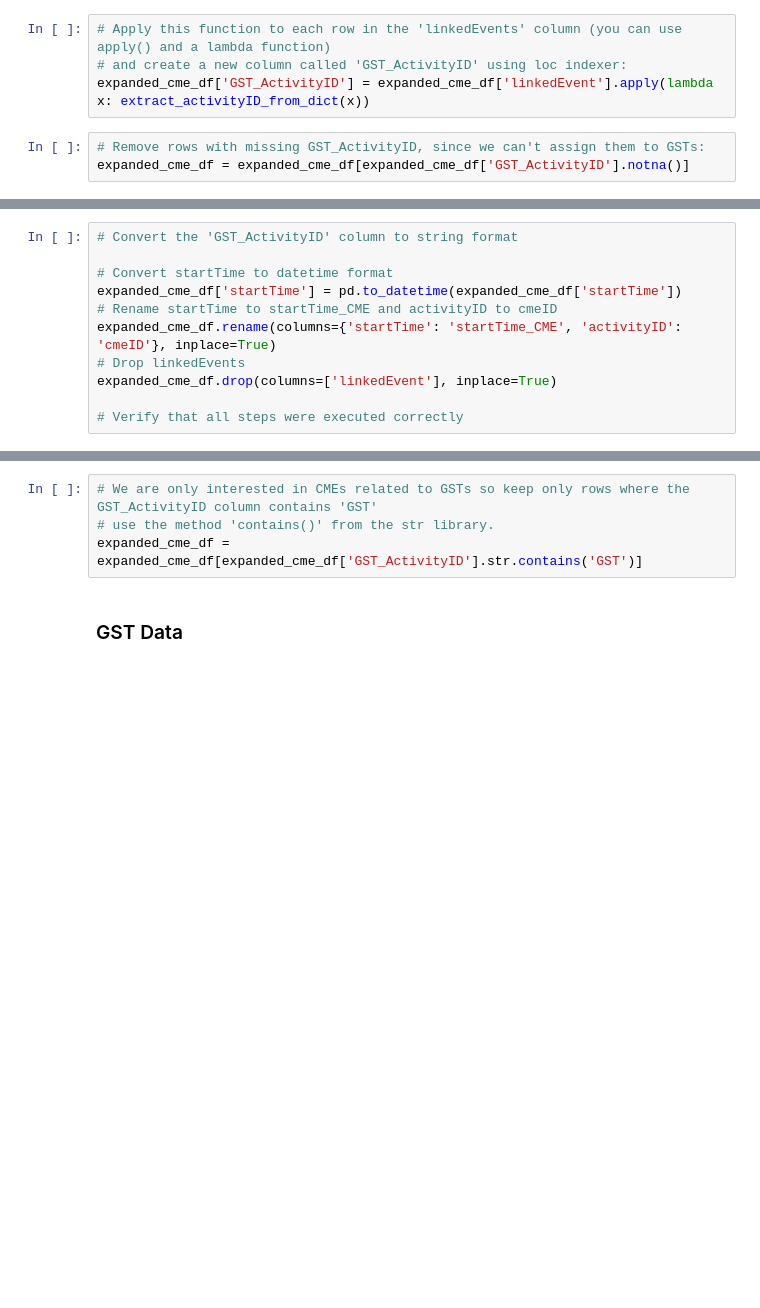
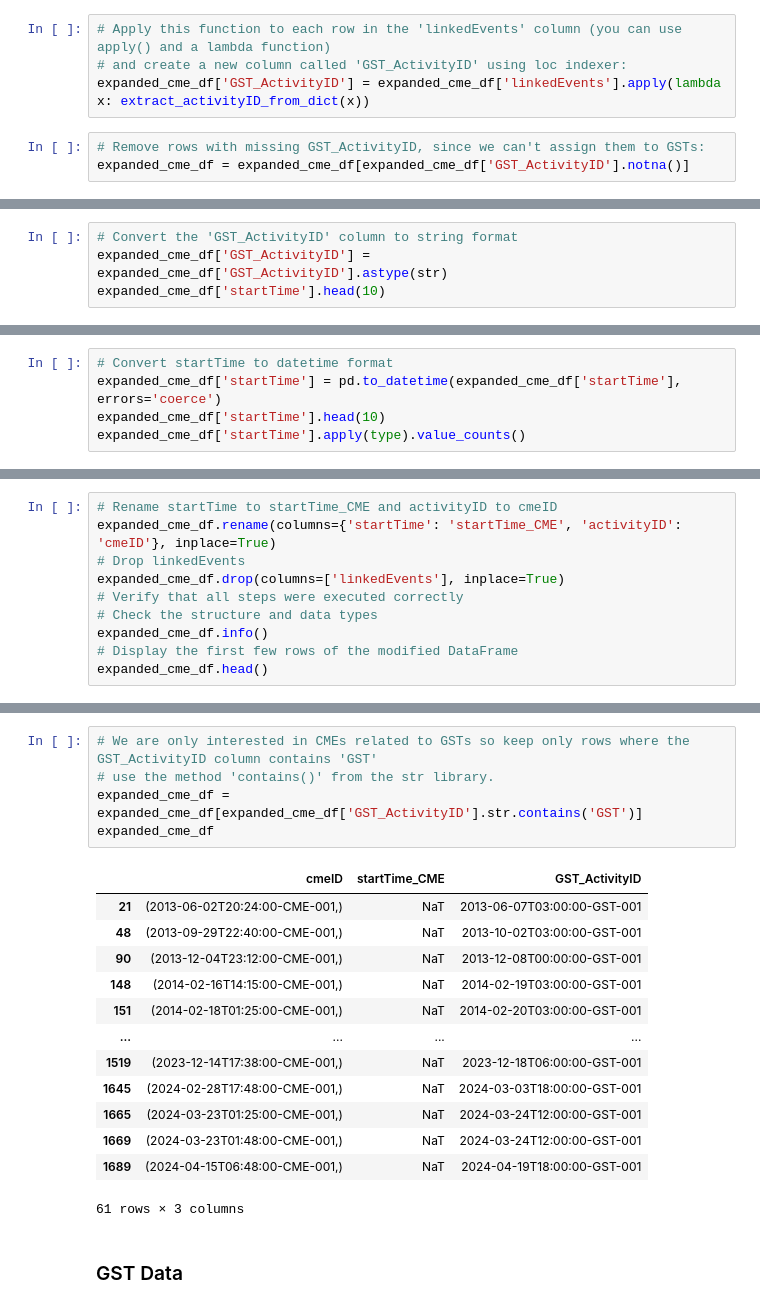
Before and after one commit to gordon-laraven/data-sourcing-challenge, a Jupyter notebook: Starter_Code/retrieve_data.ipynb, the cells around one changed output, grey strips where cells are left out. Cells and saved outputs as stored; diff of their text form; blank space fills up the shorter version.

```diff
--- a/Starter_Code/retrieve_data.ipynb
+++ b/Starter_Code/retrieve_data.ipynb
@@ -87,7 +134,7 @@ def extract_activityID_from_dict(linked_event):
 # %%
 # Apply this function to each row in the 'linkedEvents' column (you can use apply() and a lambda function)
 # and create a new column called 'GST_ActivityID' using loc indexer:
-expanded_cme_df['GST_ActivityID'] = expanded_cme_df['linkedEvent'].apply(lambda x: extract_activityID_from_dict(x))
+expanded_cme_df['GST_ActivityID'] = expanded_cme_df['linkedEvents'].apply(lambda x: extract_activityID_from_dict(x))
 # %%
 # Remove rows with missing GST_ActivityID, since we can't assign them to GSTs:
 expanded_cme_df = expanded_cme_df[expanded_cme_df['GST_ActivityID'].notna()]
@@ -96,0 +150,4 @@ print(expanded_cme_df.dtypes)
+# %%
+# Convert the 'GST_ActivityID' column to string format
+expanded_cme_df['GST_ActivityID'] = expanded_cme_df['GST_ActivityID'].astype(str)
+expanded_cme_df['startTime'].head(10)
@@ -96,0 +166,5 @@ print(expanded_cme_df.dtypes)
+# %%
+# Convert startTime to datetime format
+expanded_cme_df['startTime'] = pd.to_datetime(expanded_cme_df['startTime'], errors='coerce')
+expanded_cme_df['startTime'].head(10)
+expanded_cme_df['startTime'].apply(type).value_counts()
@@ -97,11 +175,10 @@ print(expanded_cme_df.dtypes)
 # %%
-# Convert the 'GST_ActivityID' column to string format
-
-# Convert startTime to datetime format
-expanded_cme_df['startTime'] = pd.to_datetime(expanded_cme_df['startTime'])
 # Rename startTime to startTime_CME and activityID to cmeID
 expanded_cme_df.rename(columns={'startTime': 'startTime_CME', 'activityID': 'cmeID'}, inplace=True)
 # Drop linkedEvents
-expanded_cme_df.drop(columns=['linkedEvent'], inplace=True)
-
+expanded_cme_df.drop(columns=['linkedEvents'], inplace=True)
 # Verify that all steps were executed correctly
+# Check the structure and data types
+expanded_cme_df.info()
+# Display the first few rows of the modified DataFrame
+expanded_cme_df.head()
@@ -108,7 +202,22 @@ expanded_cme_df.drop(columns=['linkedEvent'], inplace=True)
 # %%
 # We are only interested in CMEs related to GSTs so keep only rows where the GST_ActivityID column contains 'GST'
 # use the method 'contains()' from the str library.
 expanded_cme_df = expanded_cme_df[expanded_cme_df['GST_ActivityID'].str.contains('GST')]
+expanded_cme_df
+# %% [output]
+|  | cmeID | startTime_CME | GST_ActivityID |
+| 21 | (2013-06-02T20:24:00-CME-001,) | NaT | 2013-06-07T03:00:00-GST-001 |
+| 48 | (2013-09-29T22:40:00-CME-001,) | NaT | 2013-10-02T03:00:00-GST-001 |
+| 90 | (2013-12-04T23:12:00-CME-001,) | NaT | 2013-12-08T00:00:00-GST-001 |
+| 148 | (2014-02-16T14:15:00-CME-001,) | NaT | 2014-02-19T03:00:00-GST-001 |
+| 151 | (2014-02-18T01:25:00-CME-001,) | NaT | 2014-02-20T03:00:00-GST-001 |
+| ... | ... | ... | ... |
+| 1519 | (2023-12-14T17:38:00-CME-001,) | NaT | 2023-12-18T06:00:00-GST-001 |
+| 1645 | (2024-02-28T17:48:00-CME-001,) | NaT | 2024-03-03T18:00:00-GST-001 |
+| 1665 | (2024-03-23T01:25:00-CME-001,) | NaT | 2024-03-24T12:00:00-GST-001 |
+| 1669 | (2024-03-23T01:48:00-CME-001,) | NaT | 2024-03-24T12:00:00-GST-001 |
+| 1689 | (2024-04-15T06:48:00-CME-001,) | NaT | 2024-04-19T18:00:00-GST-001 |
+61 rows × 3 columns
 # %% [markdown]
 ### GST Data
 # %%
```
Also changed, not shown: parts of 13 cells of this notebook.
